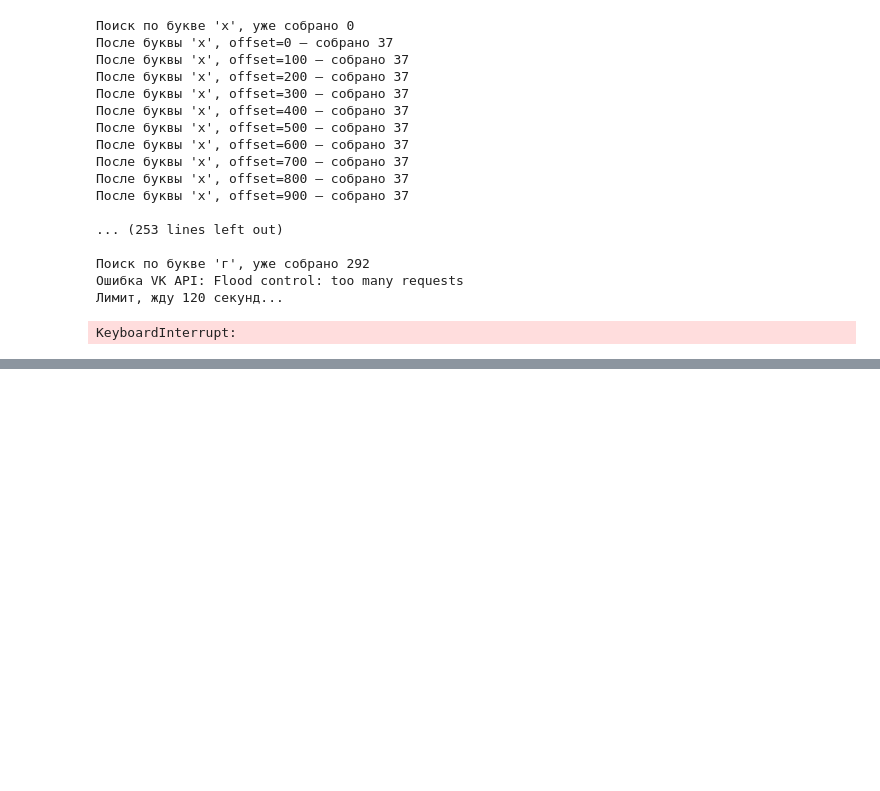
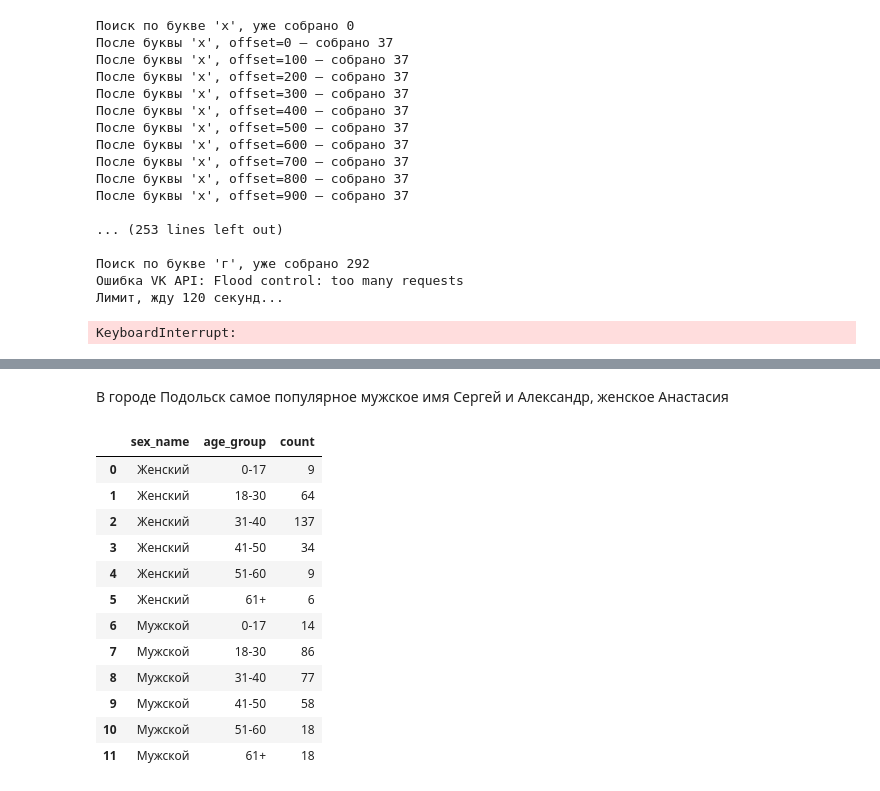
Before and after one commit to JJK228/vk_api_visualisation, a Jupyter notebook: vk_api.ipynb, the cells around one changed output, grey strips where cells are left out. Drawn from its saved outputs; the diff is of its cells as text; code cells hidden in the pictures; blank space fills up the shorter version.

```diff
--- a/vk_api.ipynb
+++ b/vk_api.ipynb
@@ -448,0 +512,2 @@ df.to_csv("podolsk_users.csv", index=False, encoding="utf-8")
+# %% [markdown]
+В городе Подольск самое популярное мужское имя Сергей и Александр, женское Анастасия
@@ -448,0 +516,71 @@ df.to_csv("podolsk_users.csv", index=False, encoding="utf-8")
+# %%
+from datetime import datetime
+import numpy as np
+
+def calc_age(bdate_str):
+    if not isinstance(bdate_str, str):
+        return np.nan
+    parts = bdate_str.split(".")
+    if len(parts) != 3:
+        return np.nan  # нет года
+    try:
+        day, month, year = map(int, parts)
+    except ValueError:
+        return np.nan
+    today = datetime.today()
+    age = today.year - year
+    return age
+
+df["age"] = df["bdate"].apply(calc_age)
+
+# оставляем только тех, у кого возраст посчитался и пол известен
+df_age = df[df["age"].notna() & df["sex"].isin([1, 2])].copy()
+df_age["age"] = df_age["age"].astype(int)
+
+
+def age_group(age):
+    if age < 18:
+        return "0-17"
+    elif age <= 30:
+        return "18-30"
+    elif age <= 40:
+        return "31-40"
+    elif age <= 50:
+        return "41-50"
+    elif age <= 60:
+        return "51-60"
+    else:
+        return "61+"
+
+df_age["age_group"] = df_age["age"].apply(age_group)
+
+sex_map = {1: "Женский", 2: "Мужской"}
+df_age["sex_name"] = df_age["sex"].map(sex_map)
+
+age_structure = (
+    df_age
+    .groupby(["sex_name", "age_group"])
+    .size()
+    .reset_index(name="count")
+)
+
+# чтобы возрастные группы шли в понятном порядке
+age_order = ["0-17","18-30", "31-40", "41-50", "51-60", "61+"]
+age_structure["age_group"] = pd.Categorical(age_structure["age_group"], categories=age_order, ordered=True)
+age_structure = age_structure.sort_values(["sex_name", "age_group"])
+
+age_structure
+# %% [output]
+|  | sex_name | age_group | count |
+| 0 | Женский | 0-17 | 9 |
+| 1 | Женский | 18-30 | 64 |
+| 2 | Женский | 31-40 | 137 |
+| 3 | Женский | 41-50 | 34 |
+| 4 | Женский | 51-60 | 9 |
+| 5 | Женский | 61+ | 6 |
+| 6 | Мужской | 0-17 | 14 |
+| 7 | Мужской | 18-30 | 86 |
+| 8 | Мужской | 31-40 | 77 |
+| 9 | Мужской | 41-50 | 58 |
+| 10 | Мужской | 51-60 | 18 |
+| 11 | Мужской | 61+ | 18 |
```
Also changed, not shown: parts of 7 cells of this notebook.
